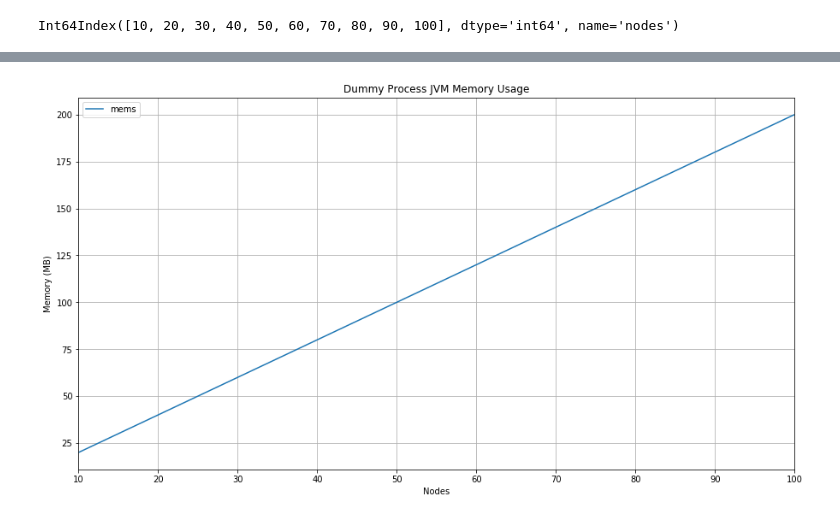
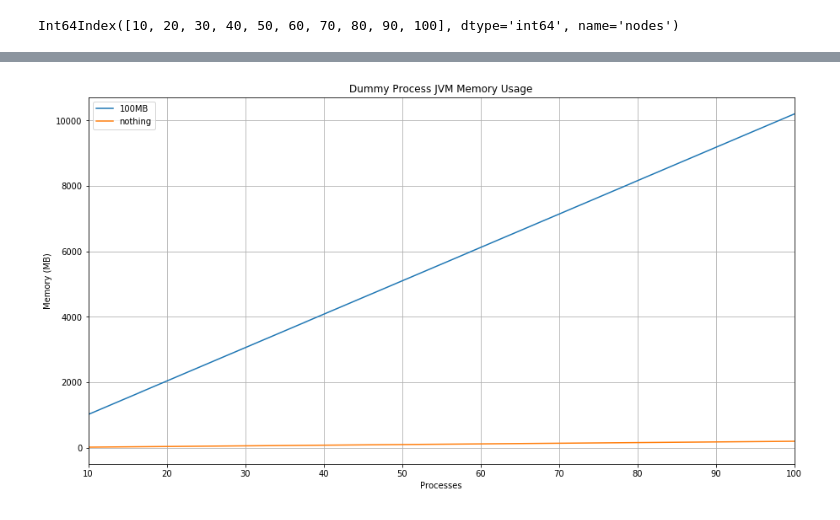
Before and after one commit to rayandrew/ucare-research, a Jupyter notebook: memory-tracking/dummy-process/Visualization.ipynb, the cells around one changed output, grey strips where cells are left out. Drawn from its saved outputs; the diff is of its cells as text; code cells hidden in the pictures.

```diff
--- a/memory-tracking/dummy-process/Visualization.ipynb
+++ b/memory-tracking/dummy-process/Visualization.ipynb
@@ -41,15 +45,22 @@ Text(0, 0.5, 'Memory (MB)')
 # %%
-f = interp1d(df.index, df['mems'], kind='cubic')
+f1 = interp1d(df.index, df['100MB'], kind='cubic')
+f2 = interp1d(df.index, df['nothing'], kind='cubic')
 # %%
 df_int = pd.DataFrame()
 new_index = np.arange(10, 110, 10)
-df_int['mems'] = f(new_index)
+df_int['100MB'] = f1(new_index)
+df_int['nothing'] = f2(new_index)
 df_int.index = new_index
 # %%
 ax2 = df_int.plot.line(figsize=(15,8),  grid=True)
 ax2.set_title('Dummy Process JVM Memory Usage')
-ax2.set_xlabel("Nodes")
+ax2.set_xlabel("Processes")
 ax2.set_ylabel("Memory (MB)")
+
+order = df.values.argsort()[-1][::-1]
+handles, labels = ax.get_legend_handles_labels()
+ax.legend(handles=list(np.array(handles)[order]),labels=list(np.array(labels)[order]))
+
 plt.savefig('plot.png')
 # %% [output]
-[figure, old version]
+[figure, new version]
```
Also changed, not shown: parts of 2 cells of this notebook, 7 other files.
